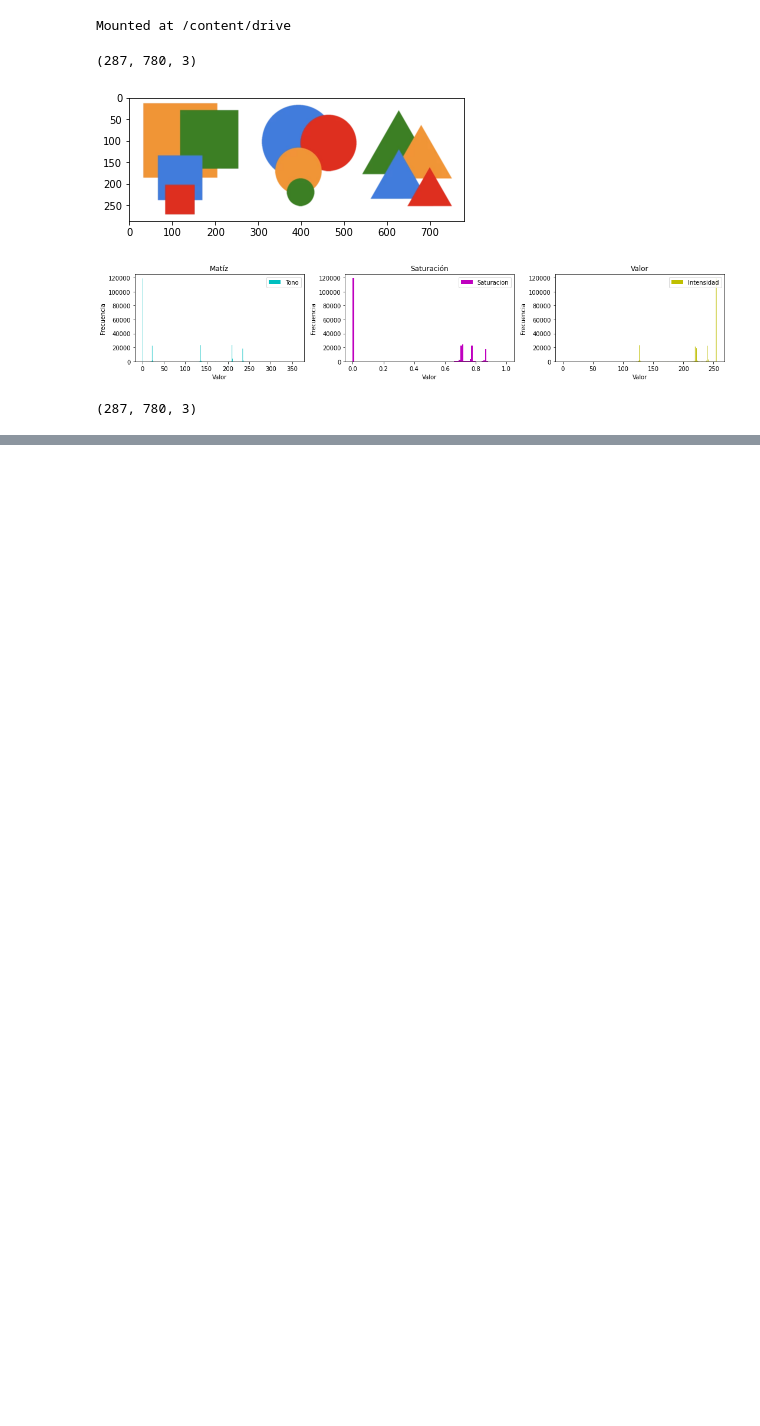
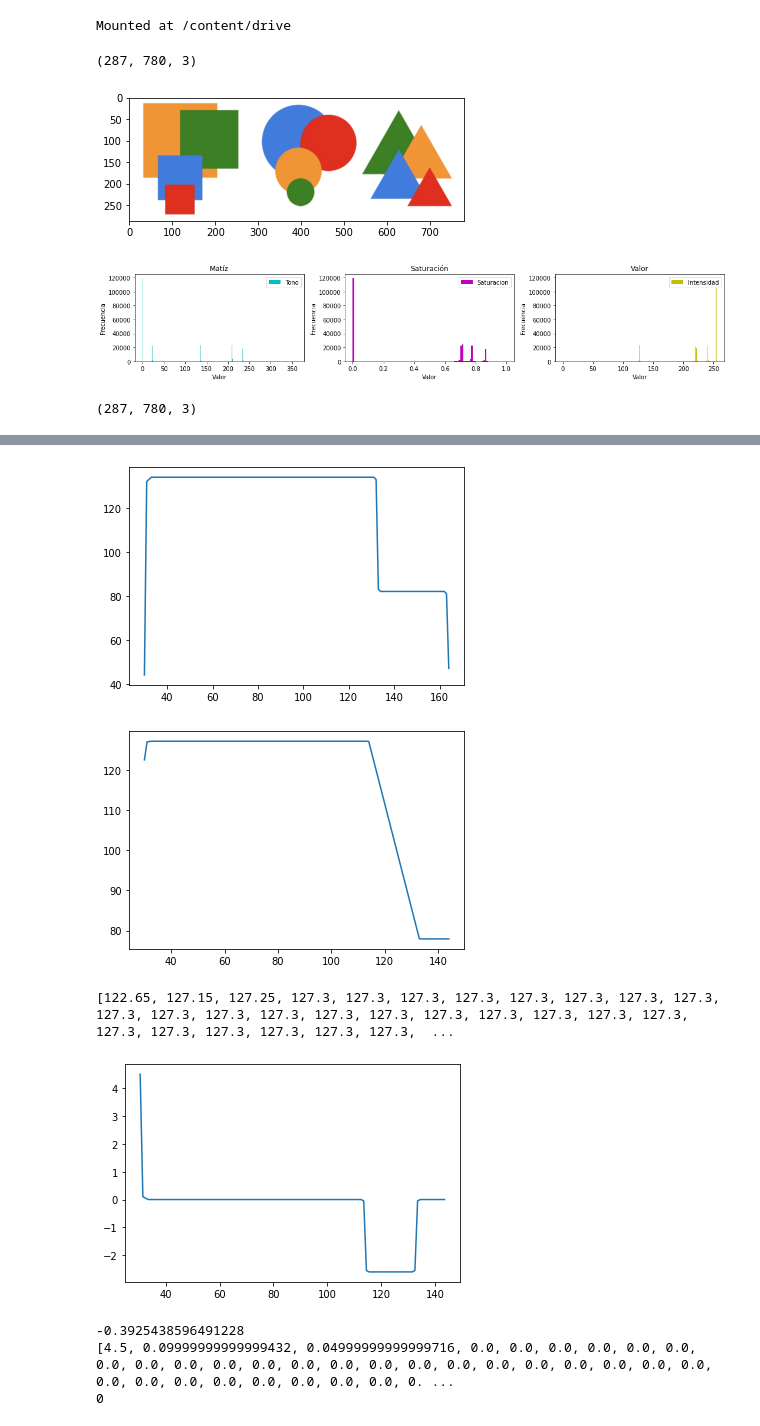
Before and after one commit to CC0R0NAD0/Segmentation-using-multiple-vision-machine-paradigms, a Jupyter notebook: T2_V1.ipynb, the cells around one changed output, grey strips where cells are left out. Saved outputs shown, nothing was run; the diff lists cells and outputs as text; code cells hidden in the pictures; blank space fills up the shorter version.

Commit message:
Análisis de forma por gradiente vertical, generando gráficas y derivadas

```diff
--- a/T2_V1.ipynb
+++ b/T2_V1.ipynb
@@ -322,0 +353,69 @@ plt.show()
+# %%
+num_fila = []
+fila_len = []
+
+#print(len(fila_len))
+
+for i in range(h_img):
+  fila_pri = []
+  for j in range(w_img):
+    if (    encontrado[i,j] == 0 ):
+      fila_pri.append(j)
+  if( len(fila_pri) != 0):
+    fila_len.append(len(fila_pri))
+    num_fila.append(i)
+
+
+plt.plot(num_fila , fila_len)
+plt.show()
+
+
+
+
+deriva_y_mm = []
+deriva_x_mm = []
+media_movil = 20
+
+for j in range(0, len(fila_len)-media_movil, 1):
+  result_mm = 0
+  for i in range(media_movil-1):
+    result_mm = result_mm + (fila_len[j + i])
+
+
+  deriva_y_mm.append(result_mm/media_movil)
+  deriva_x_mm.append(num_fila[j])
+
+
+plt.plot(deriva_x_mm , deriva_y_mm)
+plt.show()
+
+print(deriva_y_mm)
+
+
+
+
+
+
+deriva_y = []
+deriva_x = []
+
+for i in range(len(deriva_y_mm)-1):
+  deriva_x.append((deriva_x_mm[i+1] + deriva_x_mm[i])/2)
+  deriva_y.append(deriva_y_mm[i+1] - deriva_y_mm[i])
+
+
+plt.plot(deriva_x , deriva_y)
+plt.show()
+
+
+print(np.mean(deriva_y))
+print(deriva_y)
+print(round(np.mean(deriva_y)))
+# %% [output]
+[figure, added]
+[figure, added]
+[122.65, 127.15, 127.25, 127.3, 127.3, 127.3, 127.3, 127.3, 127.3, 127.3, 127.3, 127.3, 127.3, 127.3, 127.3, 127.3, 127.3, 127.3, 127.3, 127.3, 127.3, 127.3, 127.3, 127.3, 127.3, 127.3, 127.3, 127.3,  ...
+[figure, added]
+-0.3925438596491228
+[4.5, 0.09999999999999432, 0.04999999999999716, 0.0, 0.0, 0.0, 0.0, 0.0, 0.0, 0.0, 0.0, 0.0, 0.0, 0.0, 0.0, 0.0, 0.0, 0.0, 0.0, 0.0, 0.0, 0.0, 0.0, 0.0, 0.0, 0.0, 0.0, 0.0, 0.0, 0.0, 0.0, 0.0, 0.0, 0. ...
+0
```
Also changed, not shown: parts of 8 cells of this notebook.
